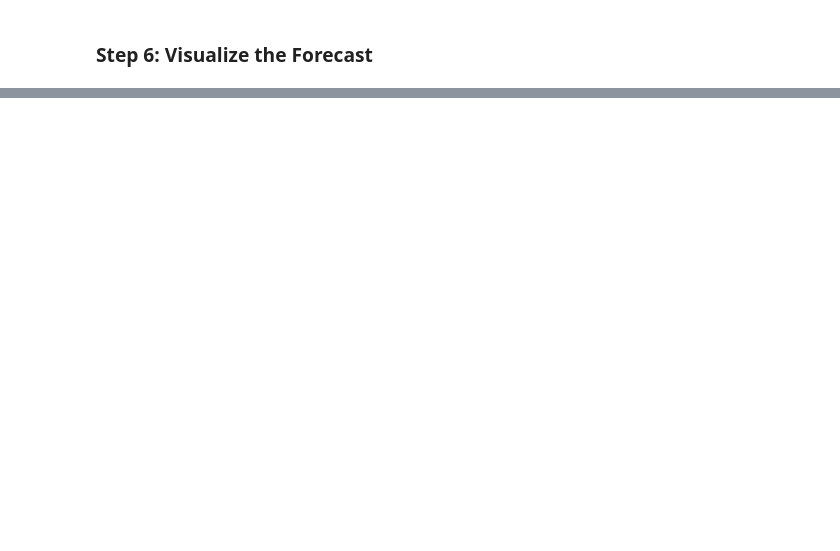
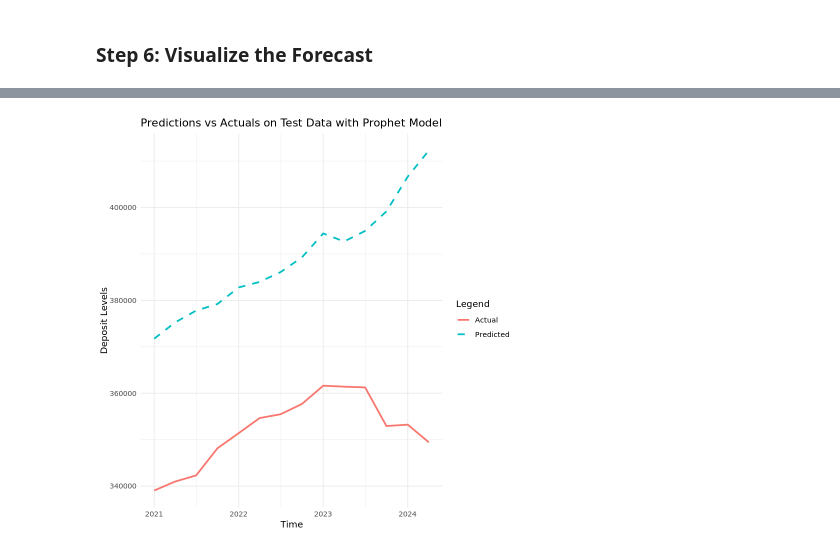
Before and after one commit to nzarama-kouadio/DUKE_MIDS_QFC_Final_Project, a Jupyter notebook: model_prediction/prophet_model.ipynb, the cells around one changed output, grey strips where cells are left out. Saved outputs shown, nothing was run; the diff lists cells and outputs as text; code cells hidden in the pictures; blank space fills up the shorter version.

```diff
--- a/model_prediction/prophet_model.ipynb
+++ b/model_prediction/prophet_model.ipynb
@@ -315,9 +295,13 @@ A data.frame: 148 × 5
 ### Step 2: Prepared the Data
 # %%
 # Step 1: Prepare data for prophet to work
+
 # you have to rename them as ds and y for prophet to work and it will automatically ignore all other columns ==> RULE
 train_data$ds <- as.Date(train_data$time_as_date)
 train_data$y <- train_data$deposits
+
+test_data$ds <- as.Date(test_data$time_as_date)
+test_data$y <- test_data$deposits
 # %% [markdown]
 ### Step 3: Fit Prophet on training data
 # %%
@@ -394,0 +405,18 @@ ggplot() +
+# %%
+#glimpse(test_data)
+
+# Step 1: Create future dataframe for test data
+future_test_data <- make_future_dataframe(prophet_model, periods = nrow(test_data), freq = "quarter") # Testing data: 2021 Q1 to 2024 Q2
+#future_test_data
+
+# Step 2: Make predictions for the test data
+prediction_test_data <- predict(prophet_model, future_test_data)
+prediction_test_data$ds <- as.Date(prediction_test_data$ds) #make sure ds is in date format or else merge will fail
+# %%
+# Step 3: Merge predictions with actual test data:
+# The merging step combines your actual test data with the predictions generated by Prophet. This creates a single dataframe where you can directly compare the actual (y) and predicted (yhat) values for each time point (ds)
+prediction_test_results <- merge(test_data, prediction_test_data[, c("ds", "yhat")], by = "ds")
+prediction_test_results
+
+#test_data
+#prediction_test_data
@@ -394,0 +441,14 @@ ggplot() +
+# %%
+# Step 4: Plot the predictions vs actuals
+ggplot(prediction_test_results, aes(x = ds)) +
+  geom_line(aes(y = y, color = "Actual"), size = 1) + # Actual test data
+  geom_line(aes(y = yhat, color = "Predicted"), size = 1, linetype = "dashed") + # Predictions
+  labs(
+    title = "Predictions vs Actuals on Test Data with Prophet Model",
+    x = "Time",
+    y = "Deposit Levels",
+    color = "Legend"
+  ) +
+  theme_minimal()
+# %% [output]
+[figure, added]
```
Also changed, not shown: parts of 16 cells of this notebook.
